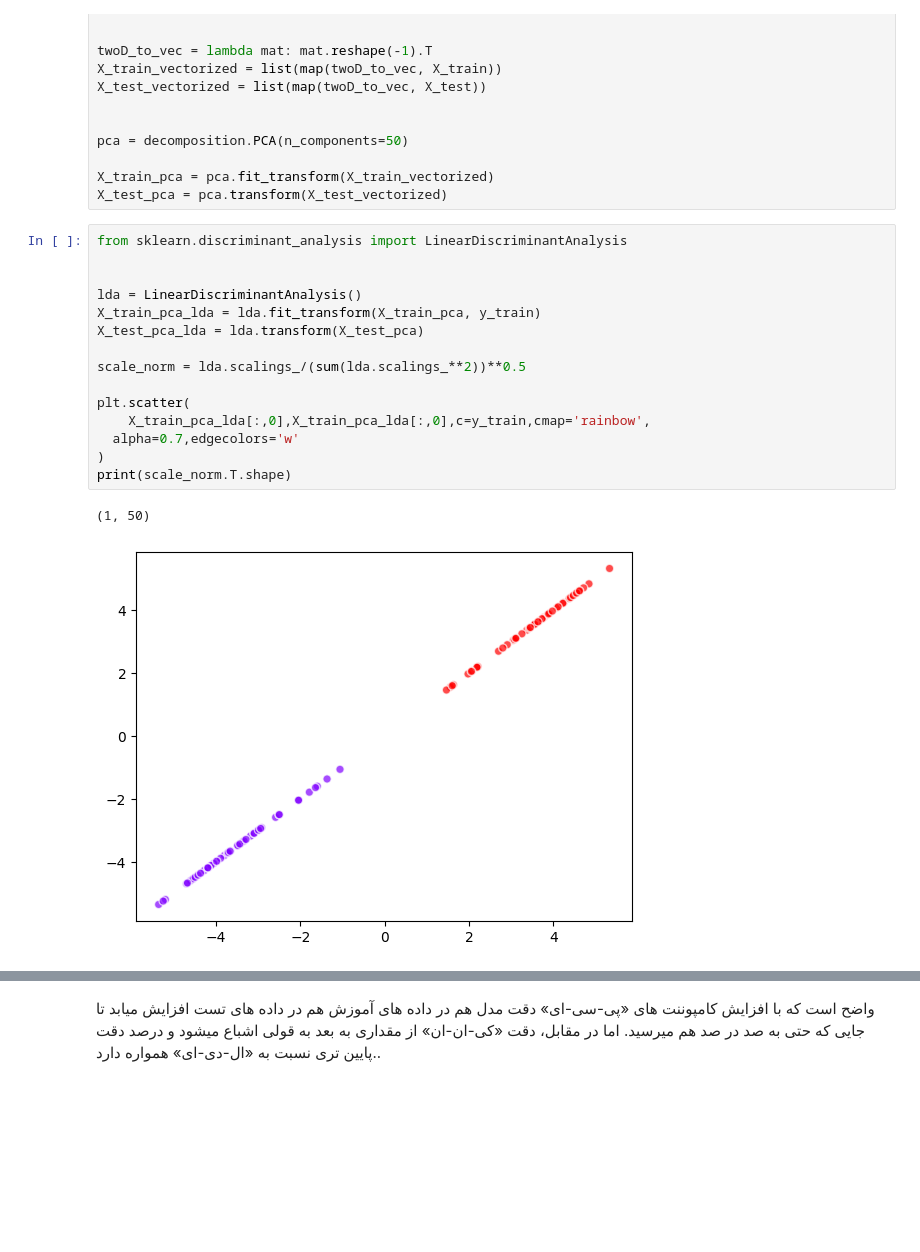
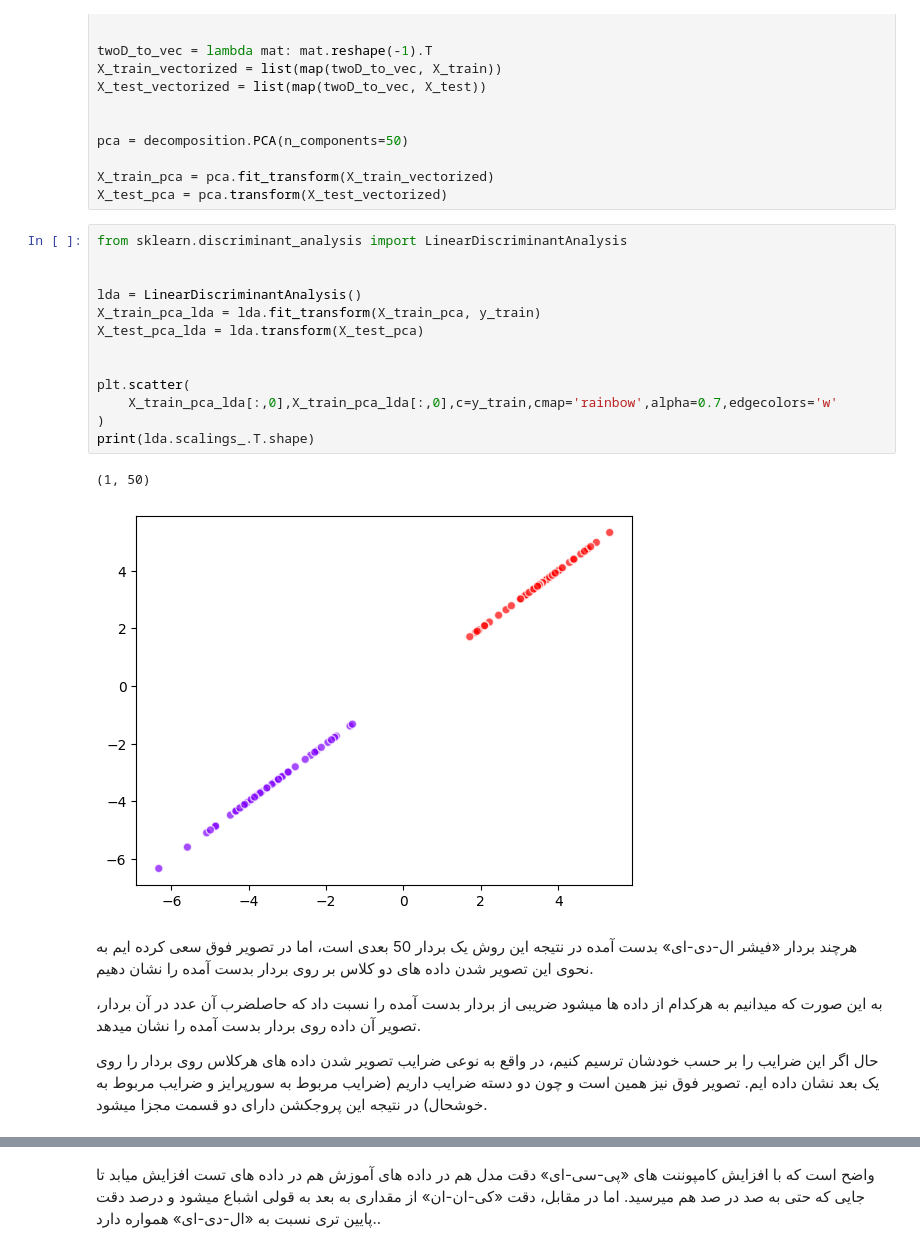
Before and after one commit to SaeedJazaeri/VisionLab, a Jupyter notebook: Lab3/Report.ipynb, the cells around one changed output, grey strips where cells are left out. Drawn from its saved outputs; the diff is of its cells as text; blank space fills up the shorter version.

```diff
--- a/Lab3/Report.ipynb
+++ b/Lab3/Report.ipynb
@@ -44,19 +44,25 @@ X_test_pca = pca.transform(X_test_vectorized)
 # %%
 from sklearn.discriminant_analysis import LinearDiscriminantAnalysis
 
 
 lda = LinearDiscriminantAnalysis()
 X_train_pca_lda = lda.fit_transform(X_train_pca, y_train)
 X_test_pca_lda = lda.transform(X_test_pca)
 
-scale_norm = lda.scalings_/(sum(lda.scalings_**2))**0.5
 
 plt.scatter(
-    X_train_pca_lda[:,0],X_train_pca_lda[:,0],c=y_train,cmap='rainbow',
-  alpha=0.7,edgecolors='w'
+    X_train_pca_lda[:,0],X_train_pca_lda[:,0],c=y_train,cmap='rainbow',alpha=0.7,edgecolors='w'
 )
-print(scale_norm.T.shape)
+print(lda.scalings_.T.shape)
 # %% [output]
 (1, 50)
-[figure, old version]
+[figure, new version]
+# %% [markdown]
+هرچند بردار «فیشر ال-دی-ای» بدست آمده در نتیجه این روش یک بردار 50 بعدی است، اما در تصویر فوق سعی کرده ایم به نحوی این تصویر شدن داده های دو کلاس بر روی
+بردار بدست آمده را نشان دهیم.
+
+به این صورت که میدانیم به هرکدام از داده ها میشود ضریبی از بردار بدست آمده را نسبت داد که حاصلضرب آن عدد در آن بردار، تصویر آن داده روی بردار بدست آمده را نشان میدهد.
+
+حال اگر این ضرایب را بر حسب خودشان ترسیم کنیم، در واقع به نوعی ضرایب تصویر شدن داده های هرکلاس روی بردار را روی یک بعد نشان داده ایم.
+تصویر فوق نیز همین است و چون دو دسته ضرایب داریم (ضرایب مربوط به سورپرایز و ضرایب مربوط به خوشحال) در نتیجه این پروجکشن دارای دو قسمت مجزا میشود.
 # %%
```
Also changed, not shown: parts of 4 cells of this notebook.
